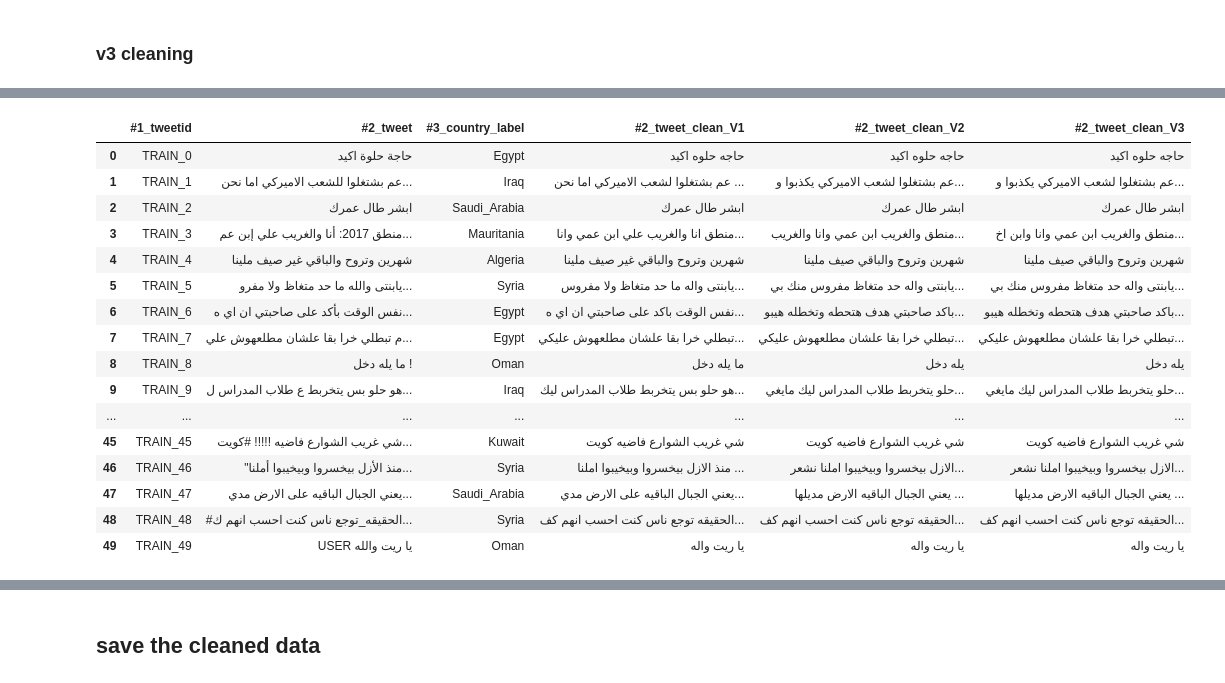
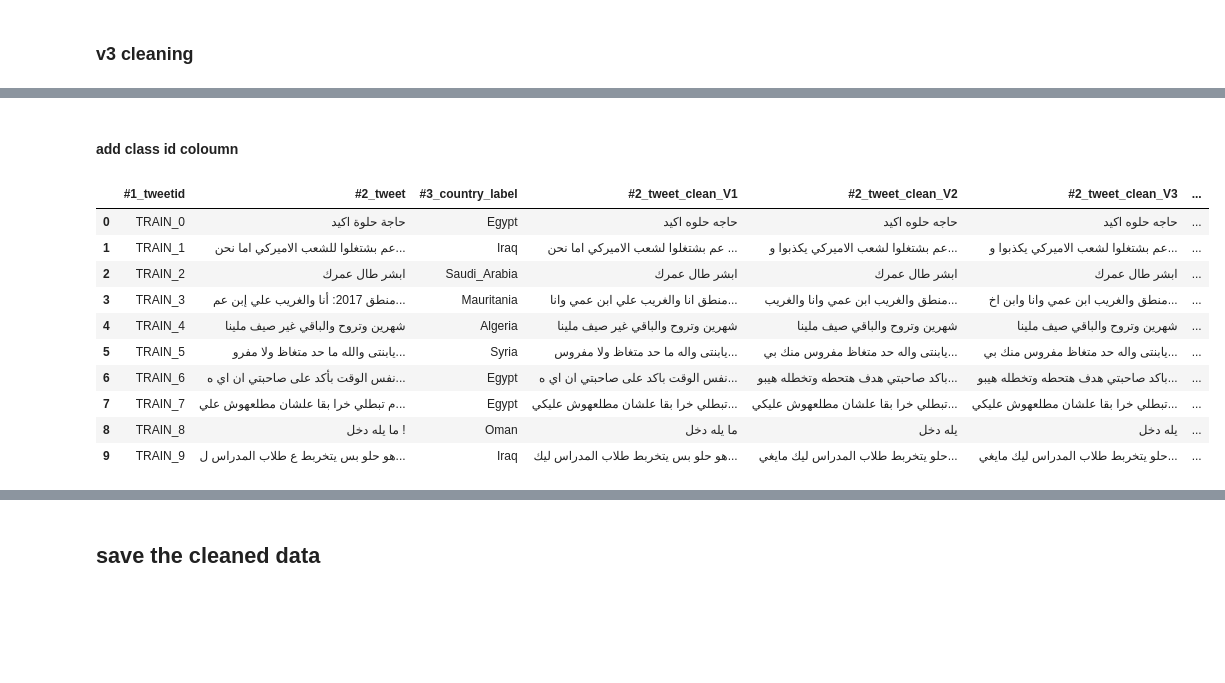
Before and after one commit to OmarSayedMostafa/Nuanced-Arabic-Dialect-Identification, a Jupyter notebook: DataCleaning.ipynb, the cells around one changed output, grey strips where cells are left out. Cells and saved outputs as stored; diff of their text form; code cells hidden in the pictures; blank space fills up the shorter version.

```diff
--- a/DataCleaning.ipynb
+++ b/DataCleaning.ipynb
@@ -166,21 +196,29 @@ words removed:  0
+# %% [markdown]
+#### add class id coloumn
+# %%
+classes_names = train_data['#3_country_label'].unique().tolist()
+classes_map={}
+for i,class_name in enumerate(classes_names):
+    classes_map[class_name]=i
+
+
+def find_class_id_from_name(class_name):
+    return classes_map[class_name]
+# %%
+train_data['classes_id']=train_data['#3_country_label'].apply(find_class_id_from_name)
+test_data['classes_id']=test_data['#3_country_label'].apply(find_class_id_from_name)
 # %%
-train_data.head(50)
+train_data.head(10)
 # %% [output]
-|  | #1_tweetid | #2_tweet | #3_country_label | #2_tweet_clean_V1 | #2_tweet_clean_V2 | #2_tweet_clean_V3 |
-| 0 | TRAIN_0 | حاجة حلوة اكيد | Egypt | حاجه حلوه اكيد | حاجه حلوه اكيد | حاجه حلوه اكيد |
-| 1 | TRAIN_1 | عم بشتغلوا للشعب الاميركي اما نحن... | Iraq | عم بشتغلوا لشعب الاميركي اما نحن ... | عم بشتغلوا لشعب الاميركي يكذبوا و... | عم بشتغلوا لشعب الاميركي يكذبوا و... |
-| 2 | TRAIN_2 | ابشر طال عمرك | Saudi_Arabia | ابشر طال عمرك | ابشر طال عمرك | ابشر طال عمرك |
-| 3 | TRAIN_3 | منطق 2017: أنا والغريب علي إبن عم... | Mauritania | منطق انا والغريب علي ابن عمي وانا... | منطق والغريب ابن عمي وانا والغريب... | منطق والغريب ابن عمي وانا وابن اخ... |
-| 4 | TRAIN_4 | شهرين وتروح والباقي غير صيف ملينا | Algeria | شهرين وتروح والباقي غير صيف ملينا | شهرين وتروح والباقي صيف ملينا | شهرين وتروح والباقي صيف ملينا |
-| 5 | TRAIN_5 | يابنتى والله ما حد متغاظ ولا مفرو... | Syria | يابنتى واله ما حد متغاظ ولا مفروس... | يابنتى واله حد متغاظ مفروس منك بي... | يابنتى واله حد متغاظ مفروس منك بي... |
-| 6 | TRAIN_6 | نفس الوقت بأكد على صاحبتي ان اي ه... | Egypt | نفس الوقت باكد على صاحبتي ان اي ه... | باكد صاحبتي هدف هتحطه وتخطله هيبو... | باكد صاحبتي هدف هتحطه وتخطله هيبو... |
-| 7 | TRAIN_7 | م تبطلي خرا بقا علشان مطلعهوش علي... | Egypt | تبطلي خرا بقا علشان مطلعهوش عليكي... | تبطلي خرا بقا علشان مطلعهوش عليكي... | تبطلي خرا بقا علشان مطلعهوش عليكي... |
-| 8 | TRAIN_8 | ما يله دخل ! | Oman | ما يله دخل | يله دخل | يله دخل |
-| 9 | TRAIN_9 | هو حلو بس يتخربط ع طلاب المدراس ل... | Iraq | هو حلو بس يتخربط طلاب المدراس ليك... | حلو يتخربط طلاب المدراس ليك مايغي... | حلو يتخربط طلاب المدراس ليك مايغي... |
-| ... | ... | ... | ... | ... | ... | ... |
-| 45 | TRAIN_45 | شي غريب الشوارع فاضيه !!!!! #كويت... | Kuwait | شي غريب الشوارع فاضيه كويت | شي غريب الشوارع فاضيه كويت | شي غريب الشوارع فاضيه كويت |
-| 46 | TRAIN_46 | "منذ الأزل بيخسروا وبيخيبوا أملنا... | Syria | منذ الازل بيخسروا وبيخيبوا املنا ... | الازل بيخسروا وبيخيبوا املنا نشعر... | الازل بيخسروا وبيخيبوا املنا نشعر... |
-| 47 | TRAIN_47 | يعني الجبال الباقيه على الارض مدي... | Saudi_Arabia | يعني الجبال الباقيه على الارض مدي... | يعني الجبال الباقيه الارض مديلها ... | يعني الجبال الباقيه الارض مديلها ... |
-| 48 | TRAIN_48 | #الحقيقه_توجع ناس كنت احسب انهم ك... | Syria | الحقيقه توجع ناس كنت احسب انهم كف... | الحقيقه توجع ناس كنت احسب انهم كف... | الحقيقه توجع ناس كنت احسب انهم كف... |
-| 49 | TRAIN_49 | USER يا ريت والله | Oman | يا ريت واله | يا ريت واله | يا ريت واله |
+|  | #1_tweetid | #2_tweet | #3_country_label | #2_tweet_clean_V1 | #2_tweet_clean_V2 | #2_tweet_clean_V3 | ... |
+| 0 | TRAIN_0 | حاجة حلوة اكيد | Egypt | حاجه حلوه اكيد | حاجه حلوه اكيد | حاجه حلوه اكيد | ... |
+| 1 | TRAIN_1 | عم بشتغلوا للشعب الاميركي اما نحن... | Iraq | عم بشتغلوا لشعب الاميركي اما نحن ... | عم بشتغلوا لشعب الاميركي يكذبوا و... | عم بشتغلوا لشعب الاميركي يكذبوا و... | ... |
+| 2 | TRAIN_2 | ابشر طال عمرك | Saudi_Arabia | ابشر طال عمرك | ابشر طال عمرك | ابشر طال عمرك | ... |
+| 3 | TRAIN_3 | منطق 2017: أنا والغريب علي إبن عم... | Mauritania | منطق انا والغريب علي ابن عمي وانا... | منطق والغريب ابن عمي وانا والغريب... | منطق والغريب ابن عمي وانا وابن اخ... | ... |
+| 4 | TRAIN_4 | شهرين وتروح والباقي غير صيف ملينا | Algeria | شهرين وتروح والباقي غير صيف ملينا | شهرين وتروح والباقي صيف ملينا | شهرين وتروح والباقي صيف ملينا | ... |
+| 5 | TRAIN_5 | يابنتى والله ما حد متغاظ ولا مفرو... | Syria | يابنتى واله ما حد متغاظ ولا مفروس... | يابنتى واله حد متغاظ مفروس منك بي... | يابنتى واله حد متغاظ مفروس منك بي... | ... |
+| 6 | TRAIN_6 | نفس الوقت بأكد على صاحبتي ان اي ه... | Egypt | نفس الوقت باكد على صاحبتي ان اي ه... | باكد صاحبتي هدف هتحطه وتخطله هيبو... | باكد صاحبتي هدف هتحطه وتخطله هيبو... | ... |
+| 7 | TRAIN_7 | م تبطلي خرا بقا علشان مطلعهوش علي... | Egypt | تبطلي خرا بقا علشان مطلعهوش عليكي... | تبطلي خرا بقا علشان مطلعهوش عليكي... | تبطلي خرا بقا علشان مطلعهوش عليكي... | ... |
+| 8 | TRAIN_8 | ما يله دخل ! | Oman | ما يله دخل | يله دخل | يله دخل | ... |
+| 9 | TRAIN_9 | هو حلو بس يتخربط ع طلاب المدراس ل... | Iraq | هو حلو بس يتخربط طلاب المدراس ليك... | حلو يتخربط طلاب المدراس ليك مايغي... | حلو يتخربط طلاب المدراس ليك مايغي... | ... |
 # %%
```
Also changed, not shown: parts of 9 cells of this notebook, 5 other files.
